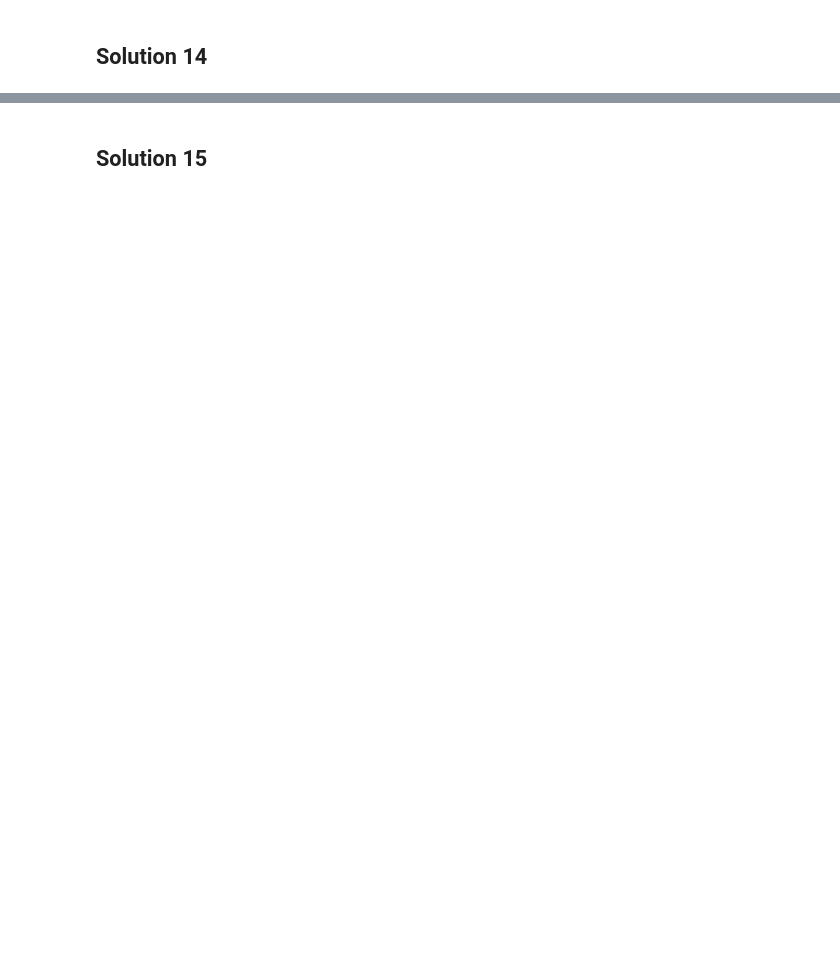
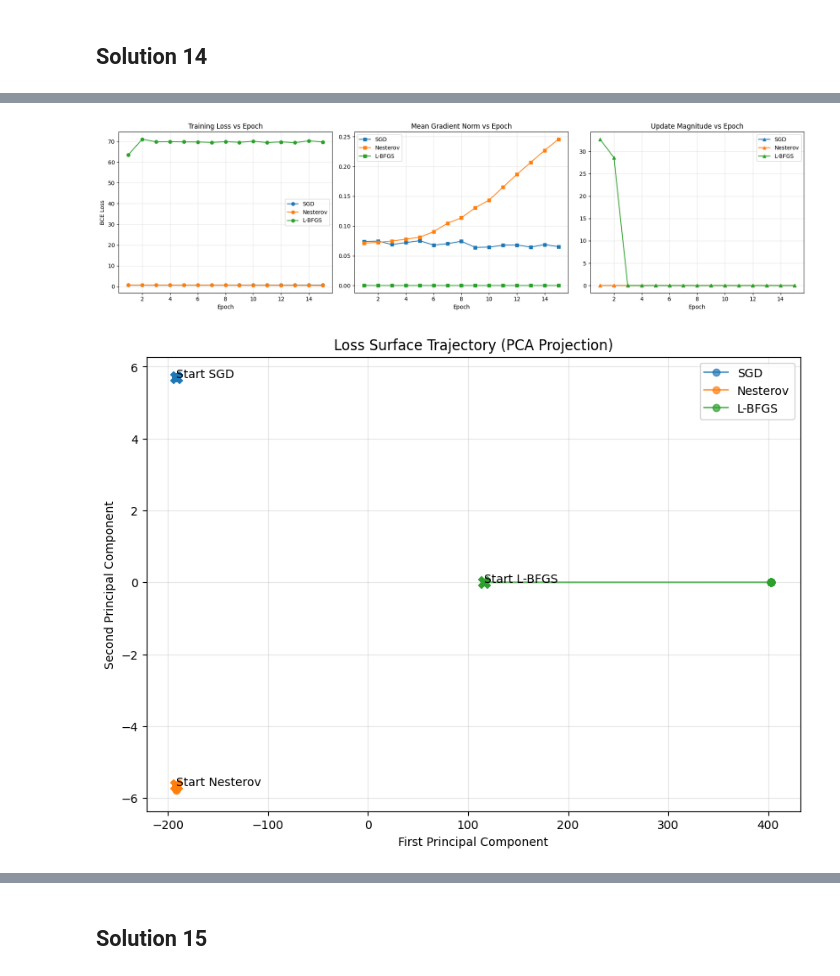
Before and after one commit to sohang3112/iit-madras-web-mtech-ai, a Jupyter notebook: trimester2/DA6401W_DeepLearning/assignments/Assignment4/solution_Assignment4.ipynb, the cells around one changed output, grey strips where cells are left out. Saved outputs shown, nothing was run; the diff lists cells and outputs as text; code cells hidden in the pictures; blank space fills up the shorter version.

```diff
--- a/trimester2/DA6401W_DeepLearning/assignments/Assignment4/solution_Assignment4.ipynb
+++ b/trimester2/DA6401W_DeepLearning/assignments/Assignment4/solution_Assignment4.ipynb
@@ -236,0 +633,64 @@ plt.show()
+# %%
+def plot_optimization_results(results):
+    fig, axes = plt.subplots(1, 3, figsize=(18, 5))
+    epochs_range = np.arange(1, 16)
+
+    for label, (history, _) in results.items():
+        # 1. Training Loss
+        axes[0].plot(epochs_range, history['loss'], label=label, marker='o')
+        axes[0].set_title("Training Loss vs Epoch")
+        axes[0].set_xlabel("Epoch")
+        axes[0].set_ylabel("BCE Loss")
+
+        # 2. Gradient Norm (averaged per epoch for plotting)
+        # Note: history['grad_norm'] contains per-batch data
+        batches_per_epoch = len(history['grad_norm']) // 15
+        epoch_grad_norms = [np.mean(history['grad_norm'][i*batches_per_epoch:(i+1)*batches_per_epoch])
+                           for i in range(15)]
+        axes[1].plot(epochs_range, epoch_grad_norms, label=label, marker='s')
+        axes[1].set_title("Mean Gradient Norm vs Epoch")
+        axes[1].set_xlabel("Epoch")
+
+        # 3. Parameter Update Magnitude
+        epoch_updates = [np.mean(history['update_mag'][i*batches_per_epoch:(i+1)*batches_per_epoch])
+                        for i in range(15)]
+        axes[2].plot(epochs_range, epoch_updates, label=label, marker='^')
+        axes[2].set_title("Update Magnitude vs Epoch")
+        axes[2].set_xlabel("Epoch")
+
+    for ax in axes:
+        ax.legend()
+        ax.grid(True, alpha=0.3)
+
+    plt.tight_layout()
+    plt.show()
+
+    # --- PCA Trajectory Plot ---
+    plt.figure(figsize=(10, 7))
+
+    # Combine all parameters to fit a common PCA space
+    all_params = []
+    for label in results:
+        all_params.extend(results[label][0]['params'])
+
+    pca = PCA(n_components=2)
+    pca.fit(np.array(all_params))
+
+    for label, (history, _) in results.items():
+        coords = pca.transform(np.array(history['params']))
+        plt.plot(coords[:, 0], coords[:, 1], '-o', label=label, alpha=0.7)
+        # Mark start and end
+        plt.scatter(coords[0, 0], coords[0, 1], marker='X', s=100)
+        plt.annotate(f"Start {label}", (coords[0, 0], coords[0, 1]))
+
+    plt.title("Loss Surface Trajectory (PCA Projection)")
+    plt.xlabel("First Principal Component")
+    plt.ylabel("Second Principal Component")
+    plt.legend()
+    plt.grid(True, alpha=0.3)
+    plt.show()
+
+plot_optimization_results(results)
+# %% [output]
+[figure, added]
+[figure, added]
```
Also changed, not shown: parts of 30 cells of this notebook, 3 other files.
